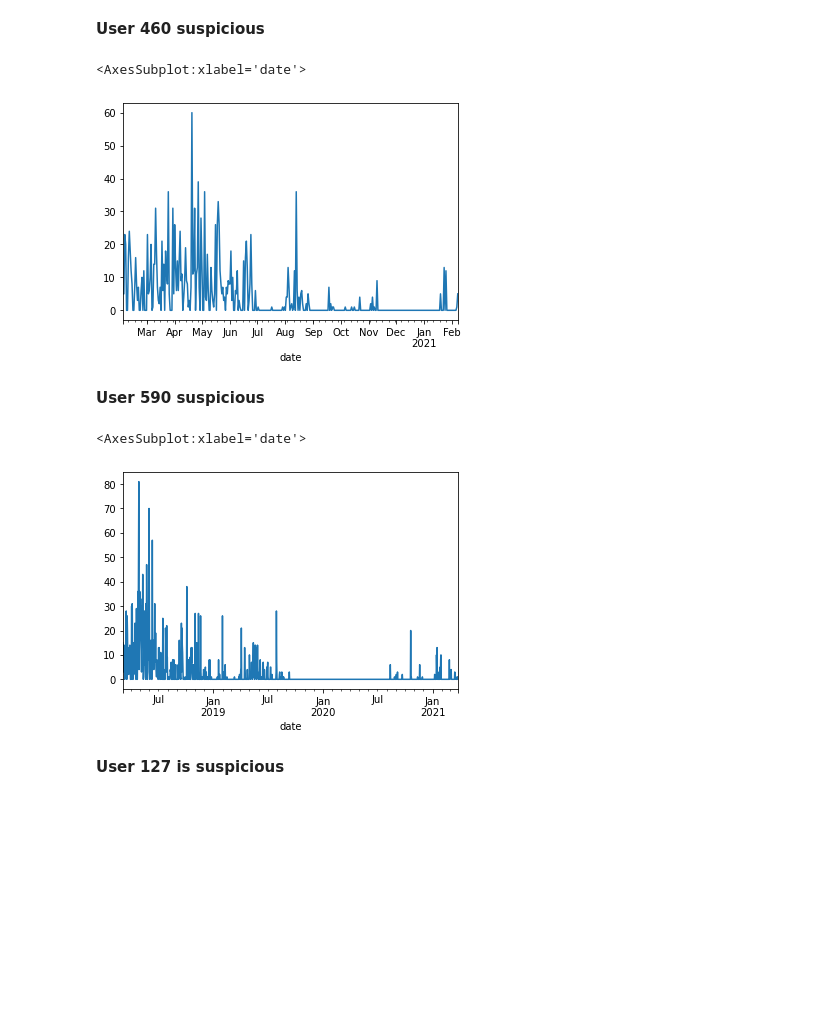
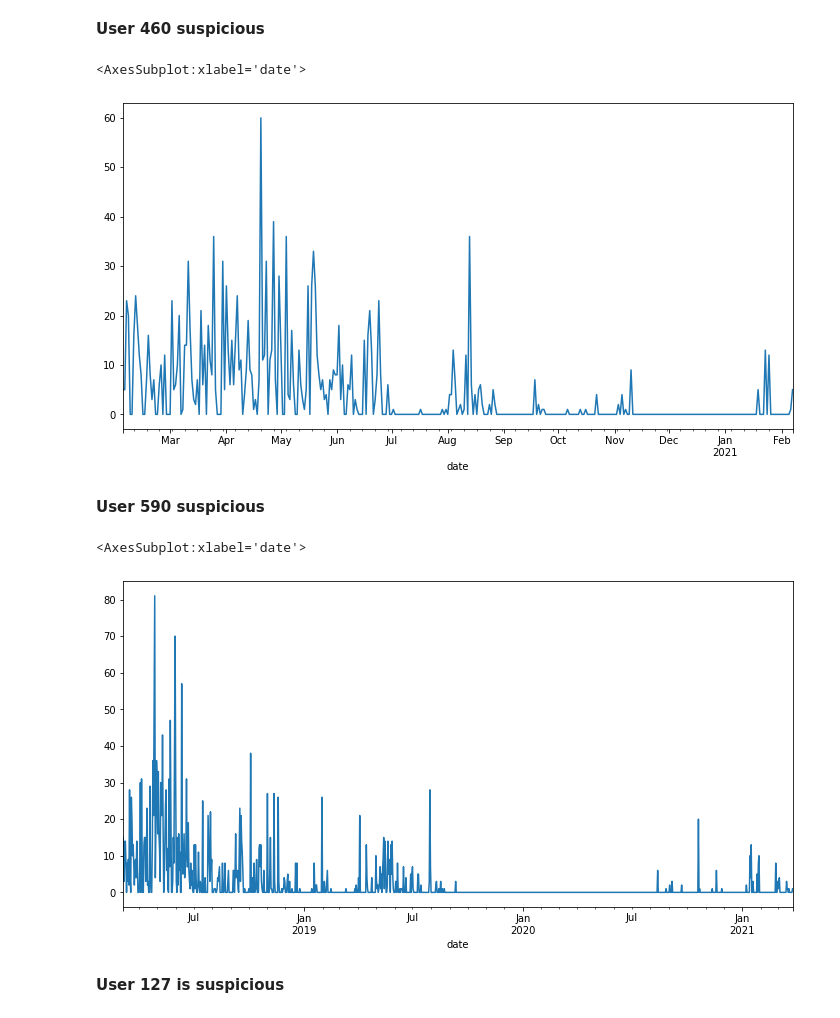
Before and after one commit to JML-Association/Anomaly-Detection-Project, a Jupyter notebook: meredith_eda.ipynb, the cells around one changed output. Drawn from its saved outputs; the diff is of its cells as text; code cells hidden in the pictures; blank space fills up the shorter version.

```diff
--- a/meredith_eda.ipynb
+++ b/meredith_eda.ipynb
@@ -223,18 +223,18 @@ pages_460.plot()
 **User 460 suspicious**
 # %%
 pages_590 = df[df.user_id == 590]['path'].resample('d').count()
-pages_590.plot()
+pages_590.plot(figsize = (12,6))
 # %% [output]
 <AxesSubplot:xlabel='date'>
-[figure, old version]
+[figure, new version]
 # %% [markdown]
 **User 590 suspicious**
 # %%
 pages_127 = df[df.user_id == 127]['path'].resample('d').count()
-pages_127.plot()
+pages_127.plot(figsize = (12,6))
 # %% [output]
 <AxesSubplot:xlabel='date'>
-[figure, old version]
+[figure, new version]
 # %% [markdown]
 **User 127 is suspicious**
 # %%
```
Also changed, not shown: parts of 8 cells of this notebook.
